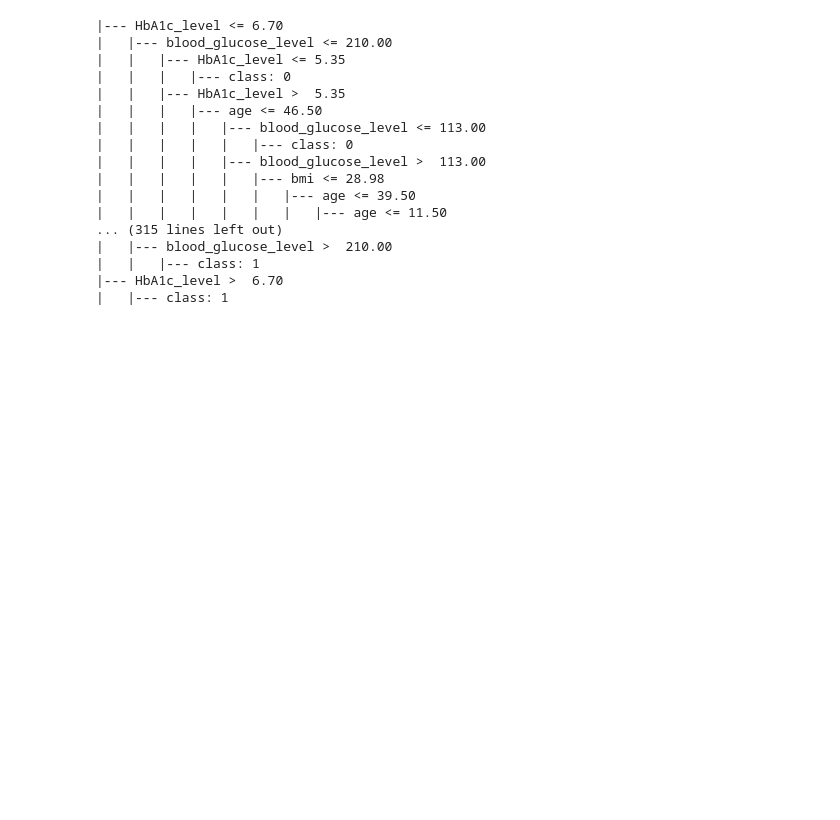
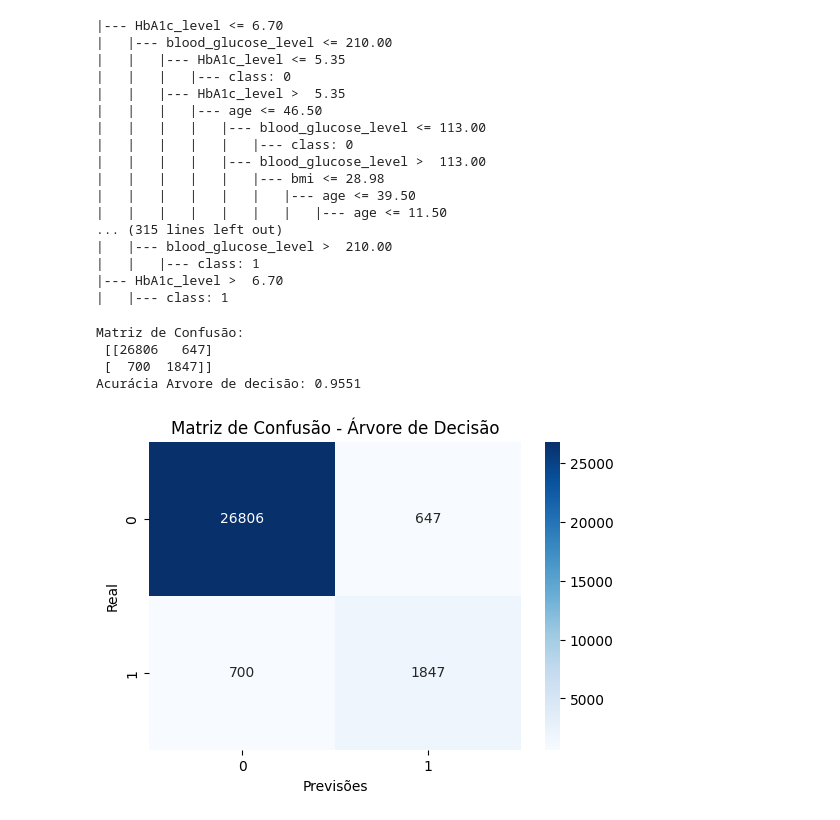
Before and after one commit to joaoPedroJPBR/TCC, a Jupyter notebook: scripts/arvore_decisao.ipynb, the cells around one changed output. Drawn from its saved outputs; the diff is of its cells as text; code cells hidden in the pictures; blank space fills up the shorter version.

Commit message:
matrix tree decision

```diff
--- a/scripts/arvore_decisao.ipynb
+++ b/scripts/arvore_decisao.ipynb
@@ -66,3 +69,30 @@ print(tree_rules)
 |   |   |--- class: 1
 |--- HbA1c_level >  6.70
 |   |--- class: 1
+# %%
+# Fazer previsões no conjunto de teste
+y_pred = clf.predict(X_test)
+
+# Calcular a matriz de confusão
+cm = confusion_matrix(y_test, y_pred)
+
+# Imprimir a matriz de confusão
+print("Matriz de Confusão:\n", cm)
+
+# Calcular a acurácia
+accuracy = clf.score(X_test, y_test)
+print("Acurácia Arvore de decisão:", accuracy)
+
+# Criar um plot da matriz de confusão usando seaborn
+plt.figure(figsize=(6, 4))
+sns.heatmap(cm, annot=True, fmt='d', cmap='Blues', xticklabels=clf.classes_, yticklabels=clf.classes_)
+plt.xlabel('Previsões')
+plt.ylabel('Real')
+plt.title('Matriz de Confusão - Árvore de Decisão')
+plt.show()
+# %% [output]
+Matriz de Confusão:
+ [[26806   647]
+ [  700  1847]]
+Acurácia Arvore de decisão: 0.9551
+[figure, added]
```
Also changed, not shown: parts of 1 cell of this notebook, 1 other file.
